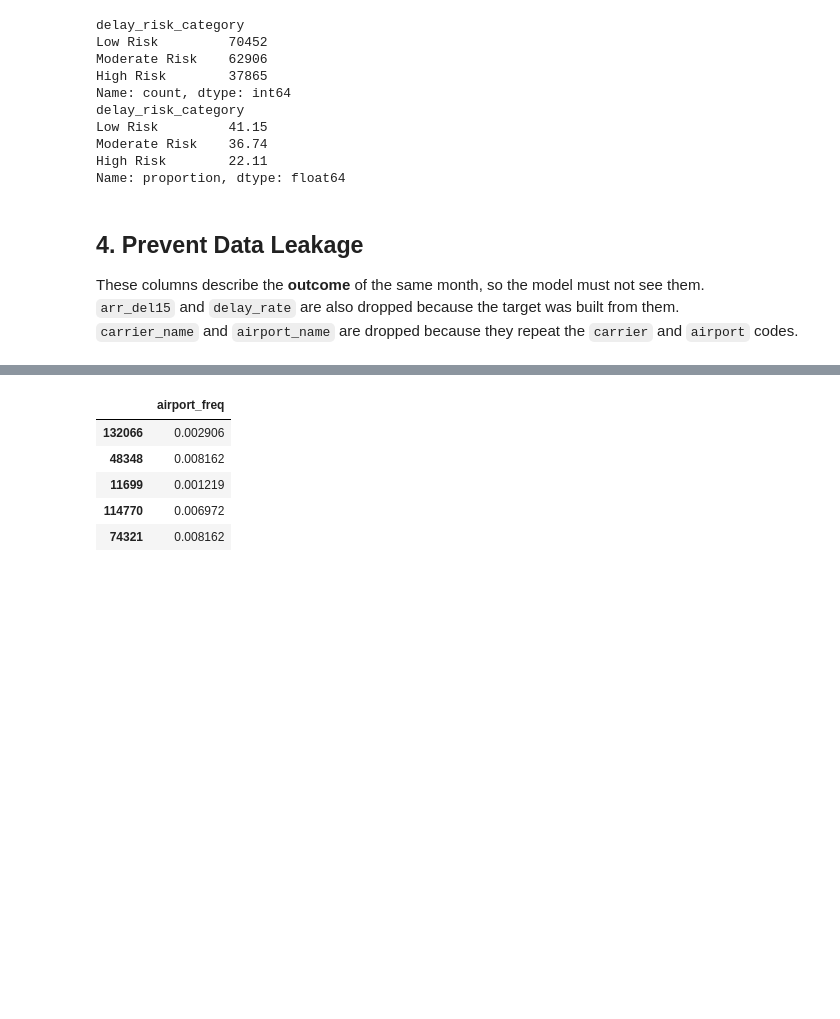
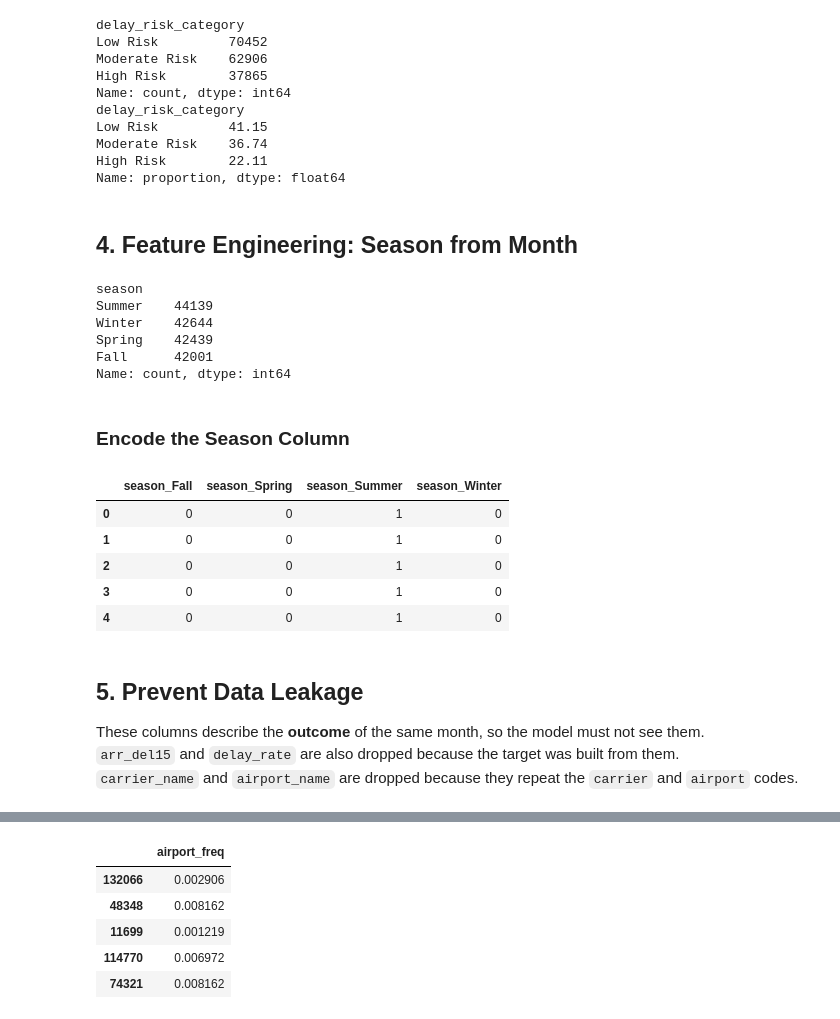
Before and after one commit to chanakaekanayaka/FDM_Airline_Delay_Project, a Jupyter notebook: Stage_4_Preprocessing.ipynb, the cells around one changed output, grey strips where cells are left out. Drawn from its saved outputs; the diff is of its cells as text; code cells hidden in the pictures; blank space fills up the shorter version.

```diff
--- a/Stage_4_Preprocessing.ipynb
+++ b/Stage_4_Preprocessing.ipynb
@@ -57,8 +57,45 @@ Low Risk         41.15
 Moderate Risk    36.74
 High Risk        22.11
 Name: proportion, dtype: float64
+# %% [markdown]
+## 4. Feature Engineering: Season from Month
+# %%
+def month_to_season(m):
+    if m in (12, 1, 2):
+        return "Winter"
+    elif m in (3, 4, 5):
+        return "Spring"
+    elif m in (6, 7, 8):
+        return "Summer"
+    else:
+        return "Fall"
+
+df["season"] = df["month"].apply(month_to_season)
+df["season"].value_counts()
+# %% [output]
+season
+Summer    44139
+Winter    42644
+Spring    42439
+Fall      42001
+Name: count, dtype: int64
+# %% [markdown]
+### Encode the Season Column
+# %%
+# One new 0/1 column per season
+df = pd.get_dummies(df, columns=["season"], dtype=int)
+
+# Check the new season columns
+df[["season_Fall", "season_Spring", "season_Summer", "season_Winter"]].head()
+# %% [output]
+|  | season_Fall | season_Spring | season_Summer | season_Winter |
+| 0 | 0 | 0 | 1 | 0 |
+| 1 | 0 | 0 | 1 | 0 |
+| 2 | 0 | 0 | 1 | 0 |
+| 3 | 0 | 0 | 1 | 0 |
+| 4 | 0 | 0 | 1 | 0 |
 # %% [markdown]
-## 4. Prevent Data Leakage
+## 5. Prevent Data Leakage
 These columns describe the **outcome** of the same month, so the model must not see them.
 `arr_del15` and `delay_rate` are also dropped because the target was built from them.
 `carrier_name` and `airport_name` are dropped because they repeat the `carrier` and `airport` codes.
```
Also changed, not shown: parts of 17 cells of this notebook, 3 other files.
